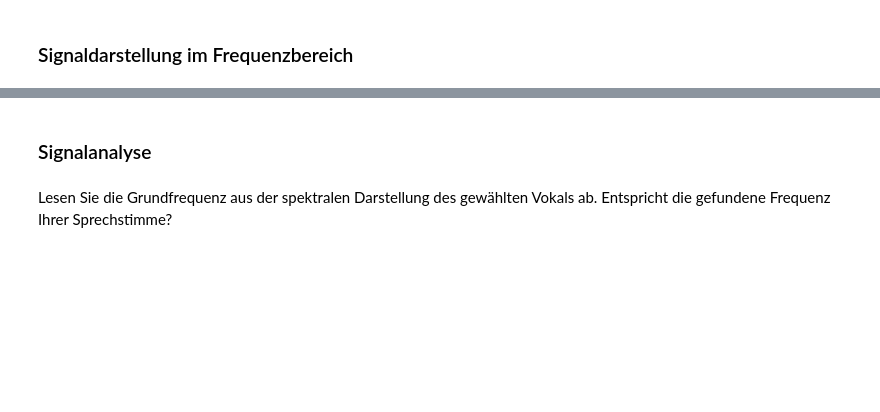
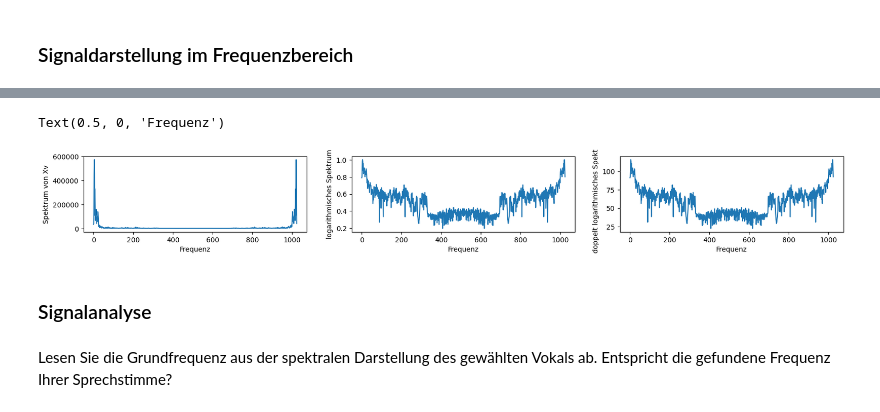
Before and after one commit to sonnii23/DigSigRep, a Jupyter notebook: digsig1/aufgabe_spektren.ipynb, the cells around one changed output, grey strips where cells are left out. Saved outputs shown, nothing was run; the diff lists cells and outputs as text; code cells hidden in the pictures; blank space fills up the shorter version.

```diff
--- a/digsig1/aufgabe_spektren.ipynb
+++ b/digsig1/aufgabe_spektren.ipynb
@@ -115,6 +147,39 @@ Abbildung [6](#orga8e9466) zeigt ein Beispiel einer möglichen Ausgabe.
 ![img](./spektrum.png)
 
 "Die Darstellung des Spektrums zum Vokal "o". oben: linear; mittig: semilogarithmisch; unten: doppelt logarithmisch."
+# %%
+#DFT Ordnung setzen
+N       = 1024
+
+#lineares spektrum von Xv
+x_F     = np.fft.fft(Xv,N)
+
+#logarithmische Darstellung
+x_Flog  = 20*np.log10(np.abs(x_F))/np.max(np.abs(x_Flog))
+
+#doppeltlogarithmische Darstellung
+x_FDlog = 20*np.log10(x_F)
+
+# 3er Plot initialisieren
+fig, ax = plt.subplots(1, 3, figsize=(20, 2))
+
+#lineares Spektrum plotten
+ax[0].plot(np.abs(x_F))
+ax[0].set_ylabel('Spektrum von Xv')
+ax[0].set_xlabel('Frequenz')
+
+#logarithmisches Spektrum plotten
+ax[1].plot(x_Flog)
+ax[1].set_ylabel('logarithmisches Spektrum')
+ax[1].set_xlabel('Frequenz')
+
+#doppeltlogarithmisches Spektrum plotten
+ax[2].plot(x_FDlog)
+ax[2].set_ylabel('doppelt logarithmisches Spektrum')
+ax[2].set_xlabel('Frequenz')
+# %% [output]
+Text(0.5, 0, 'Frequenz')
+[figure, added]
 # %% [markdown]
 ### Signalanalyse
 # %% [markdown]
```
Also changed, not shown: parts of 6 cells of this notebook, 1 other file.
